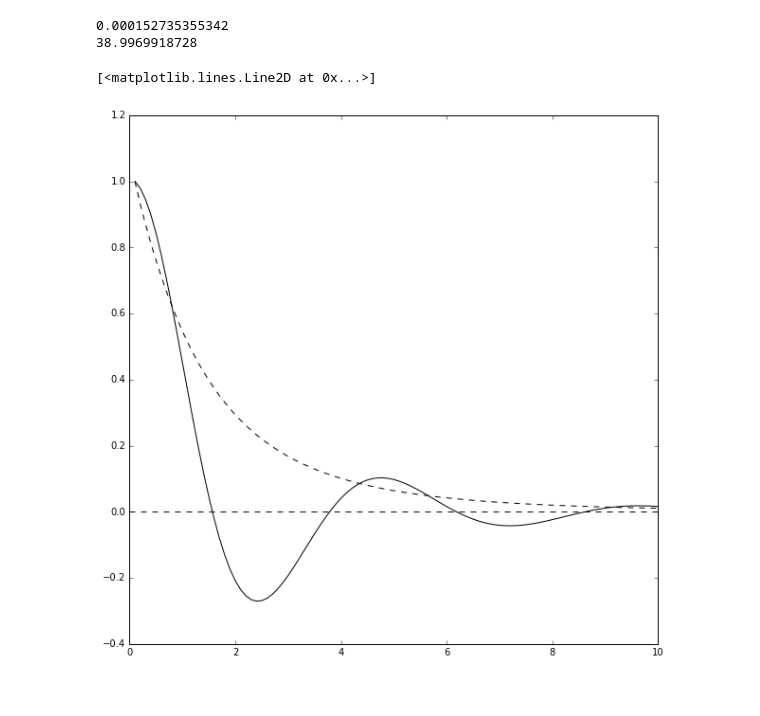
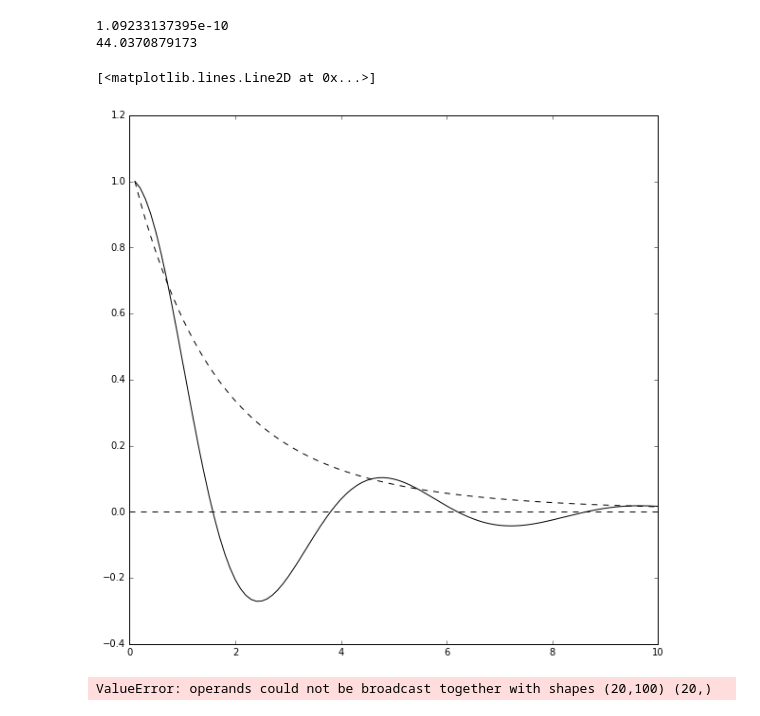
Before and after one commit to nbatta/szar, a Jupyter notebook: Matched_filter_SZ.ipynb, the cells around one changed output. Cells and saved outputs as stored; diff of their text form; code cells hidden in the pictures.

```diff
--- a/Matched_filter_SZ.ipynb
+++ b/Matched_filter_SZ.ipynb
@@ -384,7 +477,5 @@ SZProf = SZ_Cluster_Model(rms_noise = 1.,fwhm=1.5 )
 # %%
 
-M = 5e15
-z = 0.5
 
 noise_plot = SZProf.plot_noise()
 noise_plot.show()
@@ -392,13 +483,11 @@ noise_plot.show()
 pars = camb.CAMBparams()
 pars.set_cosmology(H0=cp.h0, ombh2=cp.ob*(cp.h0/100.)**2, omch2=(cp.om - cp.ob)*(cp.h0/100.)**2,)
 results = camb.get_background(pars)
-DA_z = results.angular_diameter_distance(1100.) * (cp.h0/100.)
-
+DA_z = results.angular_diameter_distance(z) * (cp.h0/100.)
 R500 = HP.rdel_c(M,z,500)
-
 thetc = R500/DA_z
 
-dell = 1
+#dell = 1
 #ells = np.arange(2,20000,dell)
 #ktest = 10**(np.arange(-3.5,1.0,0.1))
 
@@ -406,7 +495,7 @@ arc = 5.9
 
 
 
-thetc = np.deg2rad(arc / 60.)
+#thetc = np.deg2rad(arc / 60.)
 thetc2 = np.deg2rad(arc/2. / 60.)
 print "thetc = ", thetc
 
@@ -416,7 +505,7 @@ dell = 100
 ells = np.arange(2,60000,dell)
 nl = np.interp(ells,el,nltemp)
 start = time.time()
-y2dt2= SZProf.y2D_tilde_norm(ells,thetc)
+y2dt2= SZProf.y2D_tilde_norm(ells,M,z,thetc)
 #y2dt2_2= SZProf.y2D_tilde_norm(ells,thetc2)
 
 print time.time() - start
@@ -455,30 +544,40 @@ thetc =  0.00171624043113
 # %%
-arc = 5.9
-thetc = np.deg2rad(arc / 60.)
+#arc = 5.9
+#thetc = np.deg2rad(arc / 60.)
 
 start2 = time.time()
-print SZProf.filter_variance(thetc)
+print SZProf.filter_variance(M,z,thetc)
 print time.time() - start2
 #plt.figure()
 #plt.loglog(ktest,y2dt2/y2dt2_2)
 
 #print y2dt2/y2dt2_2
 fig = plt.figure(figsize=(10,10))
 plt.xlim([0,10])
 #plt.plot(tht/thetc,filt/np.max(filt))
+
 plt.plot(np.rad2deg(tht)*60.,filt/np.max(filt),'k')
 #plt.plot(np.rad2deg(tht*thetc2)*60.,filt2/np.max(filt2))
-plt.plot(np.rad2deg(tht)*60.,SZProf.y2D_norm(tht/thetc),'k--')
+plt.plot(np.rad2deg(tht)*60.,SZProf.y2D_norm(tht/thetc,M,z),'k--')
 #plt.plot(np.rad2deg(tht)*60.,SZProf.y2D_norm(tht),'--')
 #plt.plot(np.rad2deg(tht)*60.,SZProf.y2D_test(tht,thetc),'--')
 plt.plot([0,10],[0,0],'k--')
 #xx,yy = np.loadtxt('/Users/nab/Desktop/Projects/Match_filter/JBM_2005.dat',unpack=True)
 #plt.plot(xx,yy,'rx')
 # %% [output]
-0.000152735355342
-38.9969918728
+1.09233137395e-10
+44.0370879173
 [<matplotlib.lines.Line2D at 0x...>]
-[figure, old version]
+[figure, new version]
+# %%
+zmin = 0.2
+zmax = 1.0
+delz = (zmax-zmin)/4.
+zbin_temp = np.arange(zmin,zmax,delz)
+zbin = np.insert(zbin_temp,0,0.0)
+HMF.N_of_z_SZ(zbin)
+# %% [output]
+ValueError: operands could not be broadcast together with shapes (20,100) (20,)
 # %%
 dtht = 0.00001
 thta = np.arange(dtht,10*thetc,dtht)
```
Also changed, not shown: parts of 3 cells of this notebook.
